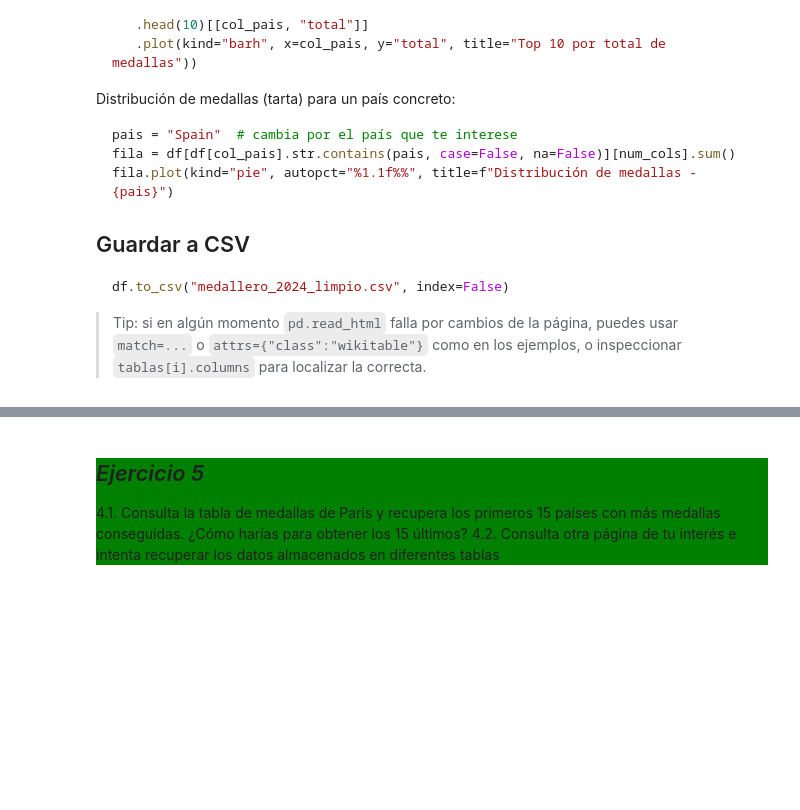
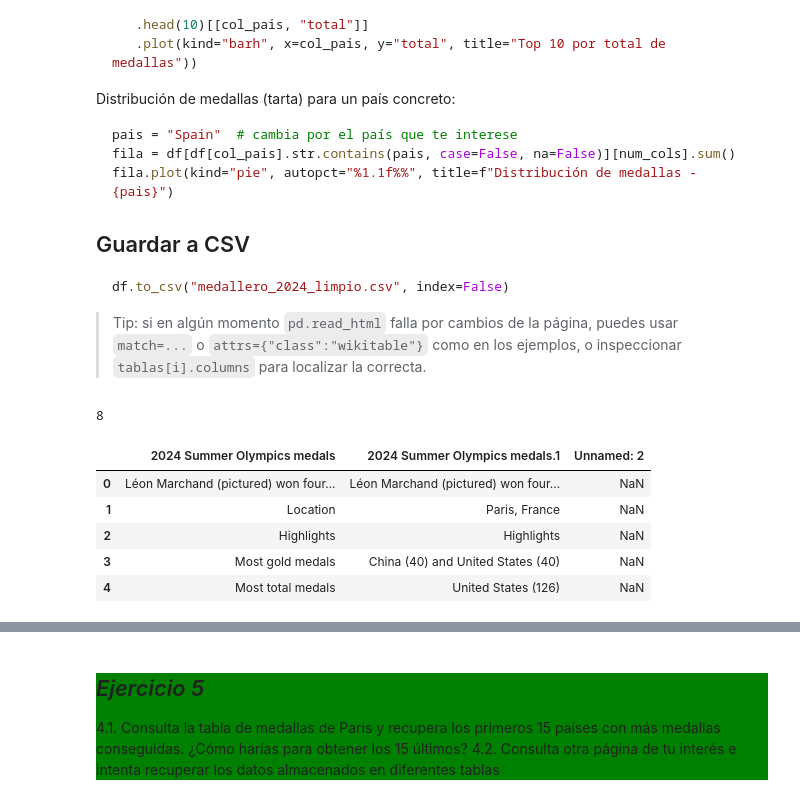
Before and after one commit to Ciclo-Especializacion-IA-y-BigData/recoleccion-de-datos-GuillenteN, a Jupyter notebook: ImportacionDesdeDiversasFuentes.ipynb, the cells around one changed output, grey strips where cells are left out. Saved outputs shown, nothing was run; the diff lists cells and outputs as text; code cells hidden in the pictures; blank space fills up the shorter version.

```diff
--- a/ImportacionDesdeDiversasFuentes.ipynb
+++ b/ImportacionDesdeDiversasFuentes.ipynb
@@ -862,3 +888,31 @@ print(len(list_of_df))
+# %%
+import pandas as pd
+import requests
+
+url = "https://en.wikipedia.org/wiki/2024_Summer_Olympics_medal_table"
+
+# Simula un navegador real
+headers = {"User-Agent": "Mozilla/5.0 (Windows NT 10.0; Win64; x64)"}
+
+# Descarga el HTML de la página
+response = requests.get(url, headers=headers)
+response.raise_for_status()  # lanza error si algo falla
+
+# Lee todas las tablas del HTML descargado
+list_of_df = pd.read_html(response.text, header=0)
+
+print(len(list_of_df))
+
+# Opcional: ver la primera tabla
+list_of_df[0].head()
+# %% [output]
+8
+|  | 2024 Summer Olympics medals | 2024 Summer Olympics medals.1 | Unnamed: 2 |
+| 0 | Léon Marchand (pictured) won four... | Léon Marchand (pictured) won four... | NaN |
+| 1 | Location | Paris, France | NaN |
+| 2 | Highlights | Highlights | NaN |
+| 3 | Most gold medals | China (40) and United States (40) | NaN |
+| 4 | Most total medals | United States (126) | NaN |
 # %%
 
 
```
Also changed, not shown: parts of 8 cells of this notebook.
